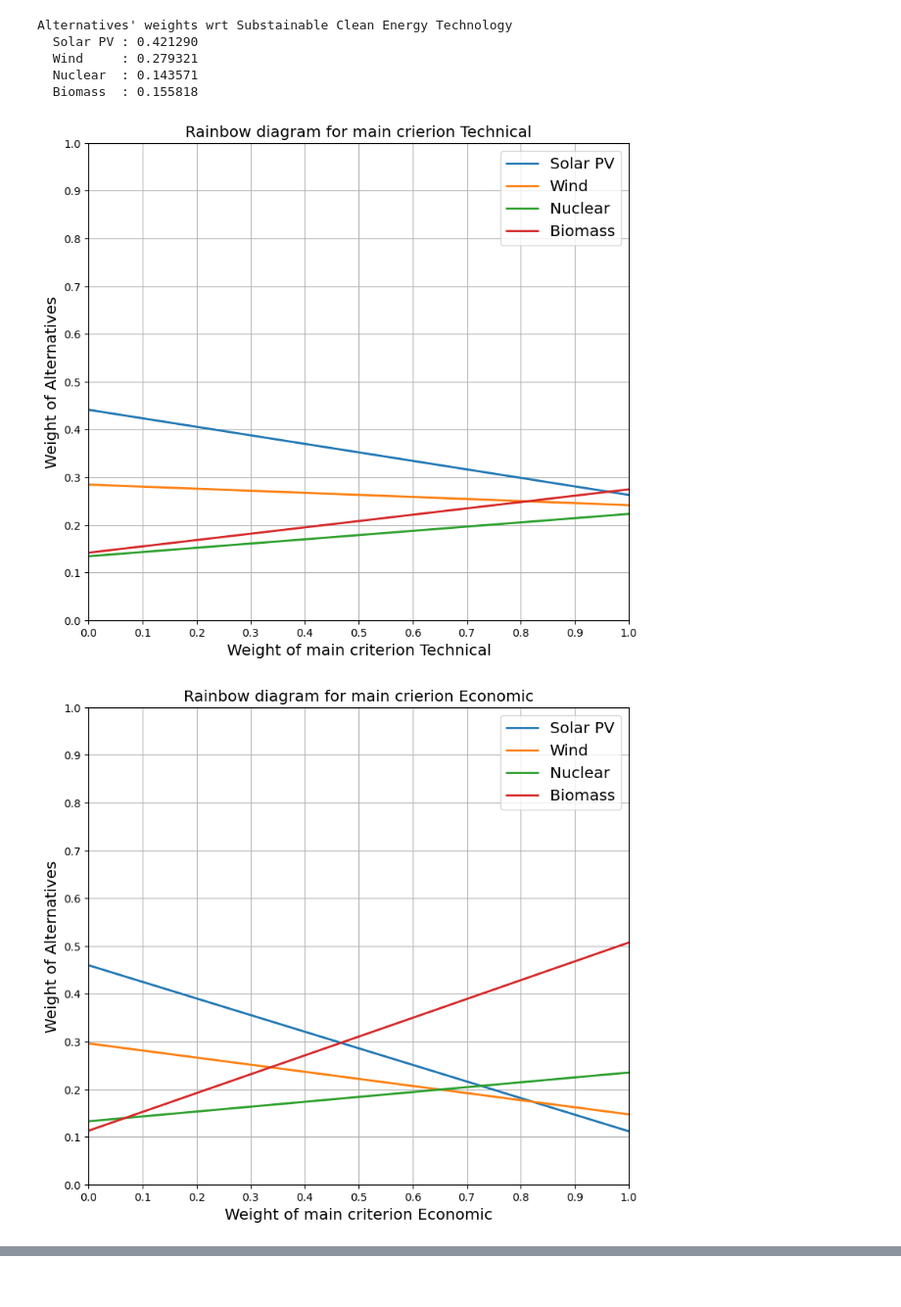
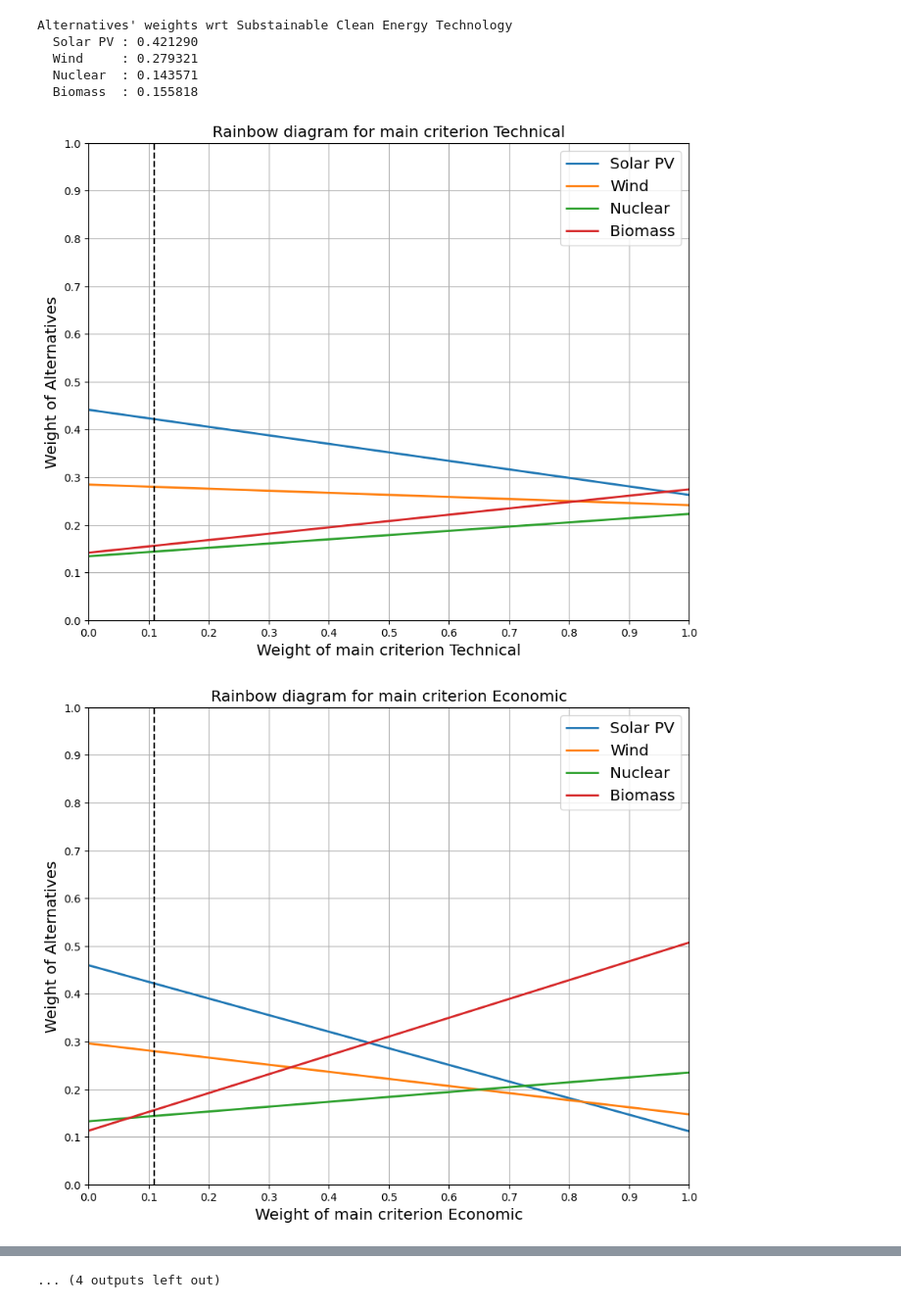
Before and after one commit to klpoh/courses, a Jupyter notebook: dss5202/code/AHP/py/6.1_AHP_4L_with_sensit_analysis_CleanEnergy.ipynb, the cells around one changed output, grey strips where cells are left out. Shown at 98% size. Saved outputs shown, nothing was run; the diff lists cells and outputs as text; code cells hidden in the pictures.

```diff
--- a/dss5202/code/AHP/py/6.1_AHP_4L_with_sensit_analysis_CleanEnergy.ipynb
+++ b/dss5202/code/AHP/py/6.1_AHP_4L_with_sensit_analysis_CleanEnergy.ipynb
@@ -333,32 +401,8 @@ Alternatives' weights wrt Substainable Clean Energy Technology
   Nuclear  : 0.143571
   Biomass  : 0.155818
 # %%
-# Sensitivity Analysis on main criteria weight
-for k, cr in enumerate(C):
-    adj_WG_dict = {}
-    for p in np.linspace(0,1,11):
-        adj_u = renorm_wt(p, k, u)
-        adj_vG = {}
-        for i, (c, z) in enumerate(v.items()):
-            adj_vG[c] = adj_u[i]*z
-        adj_wG = sum([ np.dot(W[c], adj_vG[c]) for c in C ])
-        adj_WG_dict[p] = adj_wG
-
-    # Plot the rainbow diagram for main criterion cr
-    fig, ax = plt.subplots(figsize=(9,8))
-    ax.plot(adj_WG_dict.keys(), adj_WG_dict.values(),
-            label=AL, lw='2')
-    ax.set_title(f"Rainbow diagram for main crierion {cr}",
-            fontsize='x-large')
-    ax.set_xlim(0,1)
-    ax.set_ylim(0,1)
-    ax.set_xticks(np.linspace(0,1,11))
-    ax.set_yticks(np.linspace(0,1,11))
-    ax.set_xlabel(f'Weight of main criterion {cr}', fontsize='x-large')
-    ax.set_ylabel('Weight of Alternatives', fontsize='x-large')
-    ax.legend(fontsize='x-large')
-    ax.grid()
-    plt.show()
+# Perform Sensitivity Analysis
+sensit(C, S, AL, u, v, W)
 # %% [output]
-[figure, old version]
+[figure, new version]
-[figure, old version]
+[figure, new version]
@@ -366,0 +419 @@ for k, cr in enumerate(C):
+... (4 outputs left out)
```
Also changed, not shown: parts of 3 cells of this notebook, 2 other files.
